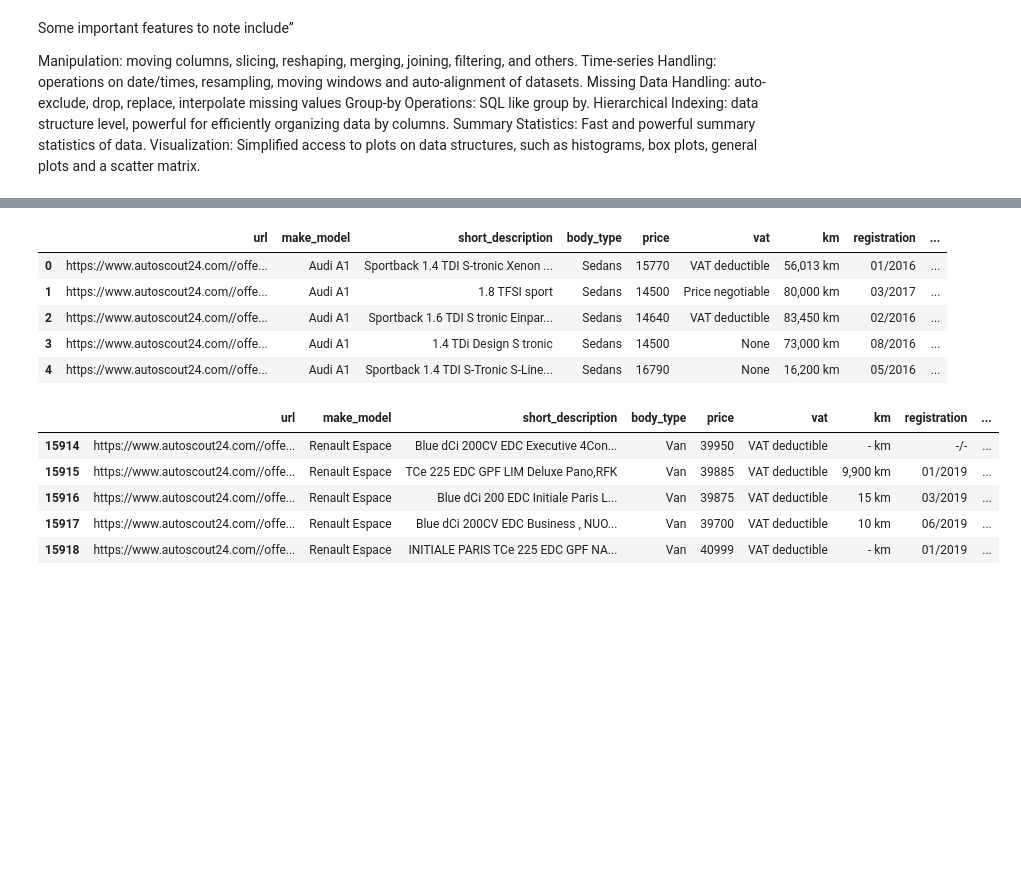
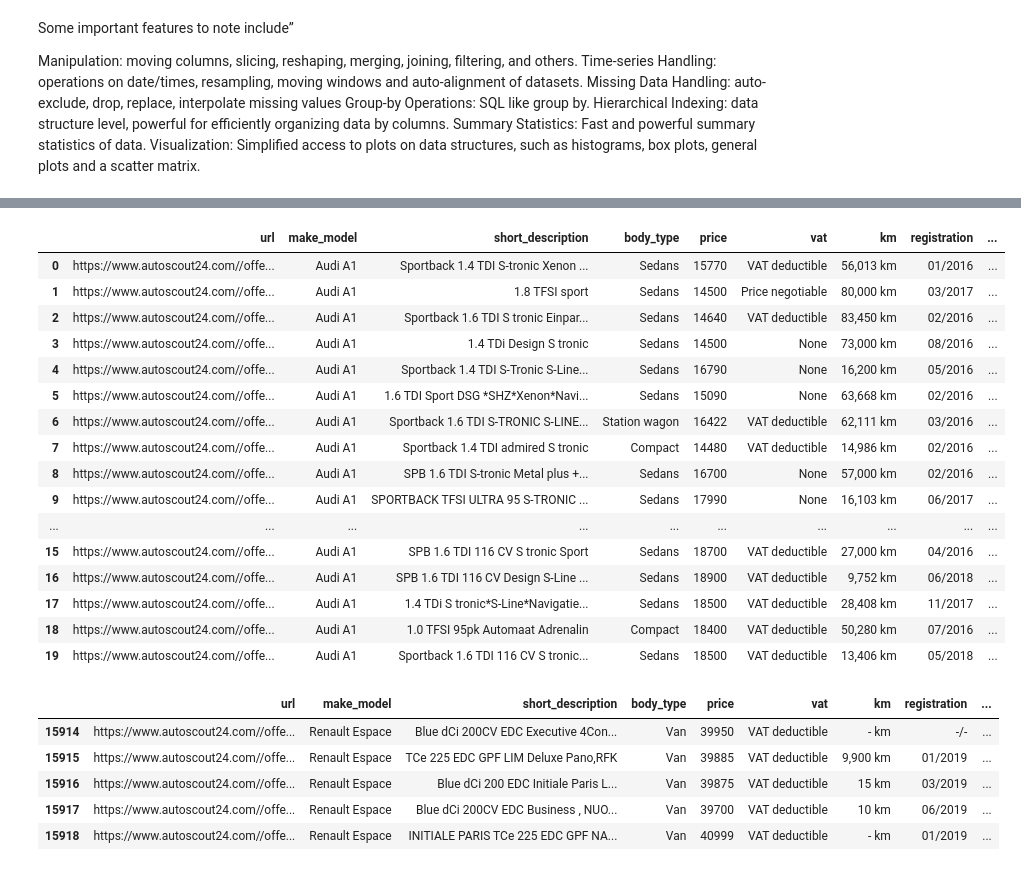
Before and after one commit to nadireus/AUTOSCOUT-P, a Jupyter notebook: AutoScout_Data_Analysis_Project.ipynb, the cells around one changed output, grey strips where cells are left out. Saved outputs shown, nothing was run; the diff lists cells and outputs as text; code cells hidden in the pictures; blank space fills up the shorter version.

```diff
--- a/AutoScout_Data_Analysis_Project.ipynb
+++ b/AutoScout_Data_Analysis_Project.ipynb
@@ -38,12 +82,23 @@ df.to_csv(index=False) #converting jason datas to csv
 # %%
-df.head()
+df.head(20)
 # %% [output]
 |  | url | make_model | short_description | body_type | price | vat | km | registration | ... |
 | 0 | https://www.autoscout24.com//offe... | Audi A1 | Sportback 1.4 TDI S-tronic Xenon ... | Sedans | 15770 | VAT deductible | 56,013 km | 01/2016 | ... |
 | 1 | https://www.autoscout24.com//offe... | Audi A1 | 1.8 TFSI sport | Sedans | 14500 | Price negotiable | 80,000 km | 03/2017 | ... |
 | 2 | https://www.autoscout24.com//offe... | Audi A1 | Sportback 1.6 TDI S tronic Einpar... | Sedans | 14640 | VAT deductible | 83,450 km | 02/2016 | ... |
 | 3 | https://www.autoscout24.com//offe... | Audi A1 | 1.4 TDi Design S tronic | Sedans | 14500 | None | 73,000 km | 08/2016 | ... |
 | 4 | https://www.autoscout24.com//offe... | Audi A1 | Sportback 1.4 TDI S-Tronic S-Line... | Sedans | 16790 | None | 16,200 km | 05/2016 | ... |
+| 5 | https://www.autoscout24.com//offe... | Audi A1 | 1.6 TDI Sport DSG *SHZ*Xenon*Navi... | Sedans | 15090 | None | 63,668 km | 02/2016 | ... |
+| 6 | https://www.autoscout24.com//offe... | Audi A1 | Sportback 1.6 TDI S-TRONIC S-LINE... | Station wagon | 16422 | VAT deductible | 62,111 km | 03/2016 | ... |
+| 7 | https://www.autoscout24.com//offe... | Audi A1 | Sportback 1.4 TDI admired S tronic | Compact | 14480 | VAT deductible | 14,986 km | 02/2016 | ... |
+| 8 | https://www.autoscout24.com//offe... | Audi A1 | SPB 1.6 TDI S-tronic Metal plus +... | Sedans | 16700 | None | 57,000 km | 02/2016 | ... |
+| 9 | https://www.autoscout24.com//offe... | Audi A1 | SPORTBACK TFSI ULTRA 95 S-TRONIC ... | Sedans | 17990 | None | 16,103 km | 06/2017 | ... |
+| ... | ... | ... | ... | ... | ... | ... | ... | ... | ... |
+| 15 | https://www.autoscout24.com//offe... | Audi A1 | SPB 1.6 TDI 116 CV S tronic Sport | Sedans | 18700 | VAT deductible | 27,000 km | 04/2016 | ... |
+| 16 | https://www.autoscout24.com//offe... | Audi A1 | SPB 1.6 TDI 116 CV Design S-Line ... | Sedans | 18900 | VAT deductible | 9,752 km | 06/2018 | ... |
+| 17 | https://www.autoscout24.com//offe... | Audi A1 | 1.4 TDi S tronic*S-Line*Navigatie... | Sedans | 18500 | VAT deductible | 28,408 km | 11/2017 | ... |
+| 18 | https://www.autoscout24.com//offe... | Audi A1 | 1.0 TFSI 95pk Automaat Adrenalin | Compact | 18400 | VAT deductible | 50,280 km | 07/2016 | ... |
+| 19 | https://www.autoscout24.com//offe... | Audi A1 | Sportback 1.6 TDI 116 CV S tronic... | Sedans | 18500 | VAT deductible | 13,406 km | 05/2018 | ... |
 # %%
 df.tail()
 # %% [output]
```
Also changed, not shown: parts of 5 cells of this notebook.
